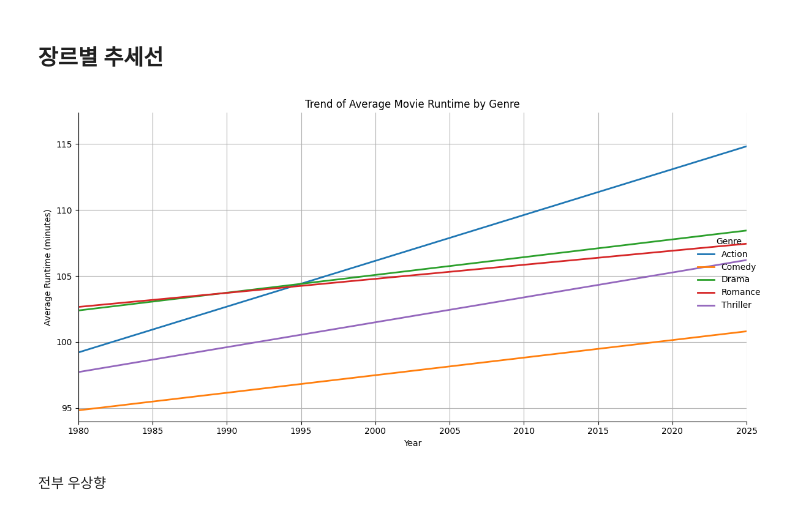
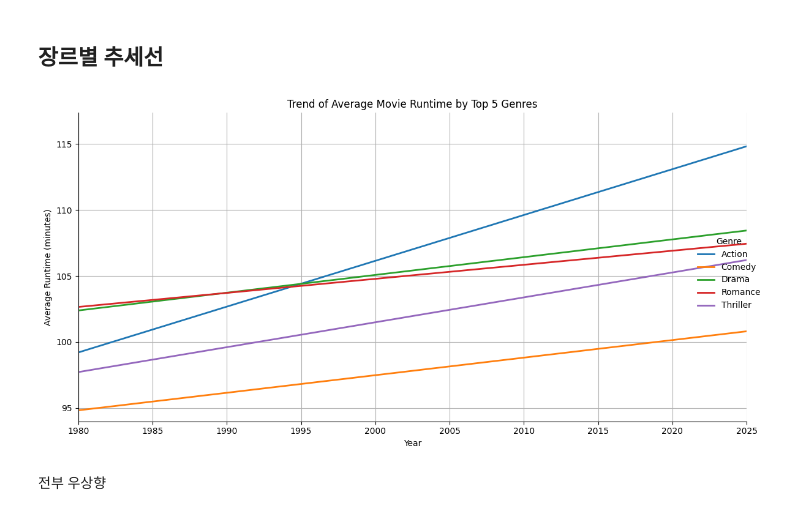
Before and after one commit to Encore-SKN-17/EDA_MINI_1TEAM, a Jupyter notebook: movie_EDA.ipynb, the cells around one changed output. Saved outputs shown, nothing was run; the diff lists cells and outputs as text; code cells hidden in the pictures.

```diff
--- a/movie_EDA.ipynb
+++ b/movie_EDA.ipynb
@@ -148,26 +148,26 @@ plt.show()
 # %%
 sns.lmplot(
     data=filtered_df,
     x='Year',
     y='avg_runtime',
     hue='Genre',
     height=6,
     aspect=1.8,
     scatter=False,        # Don't show individual data points
     ci=None,              # Don't show confidence intervals
     line_kws={'lw': 2}    # Line width for regression lines
 )
 
-plt.title('Trend of Average Movie Runtime by Genre')
+plt.title('Trend of Average Movie Runtime by Top 5 Genres')
 plt.xlabel('Year')
 plt.ylabel('Average Runtime (minutes)')
 plt.xlim(1980, 2025)
 plt.ylim(filtered_df['avg_runtime'].min() - 0.5, filtered_df['avg_runtime'].max())
 plt.grid(True)
 plt.tight_layout()
 plt.show()
 # %% [output]
-[figure, old version]
+[figure, new version]
 # %% [markdown]
 전부 우상향
 # %% [markdown]
```
Also changed, not shown: parts of 7 cells of this notebook, 20 other files.
